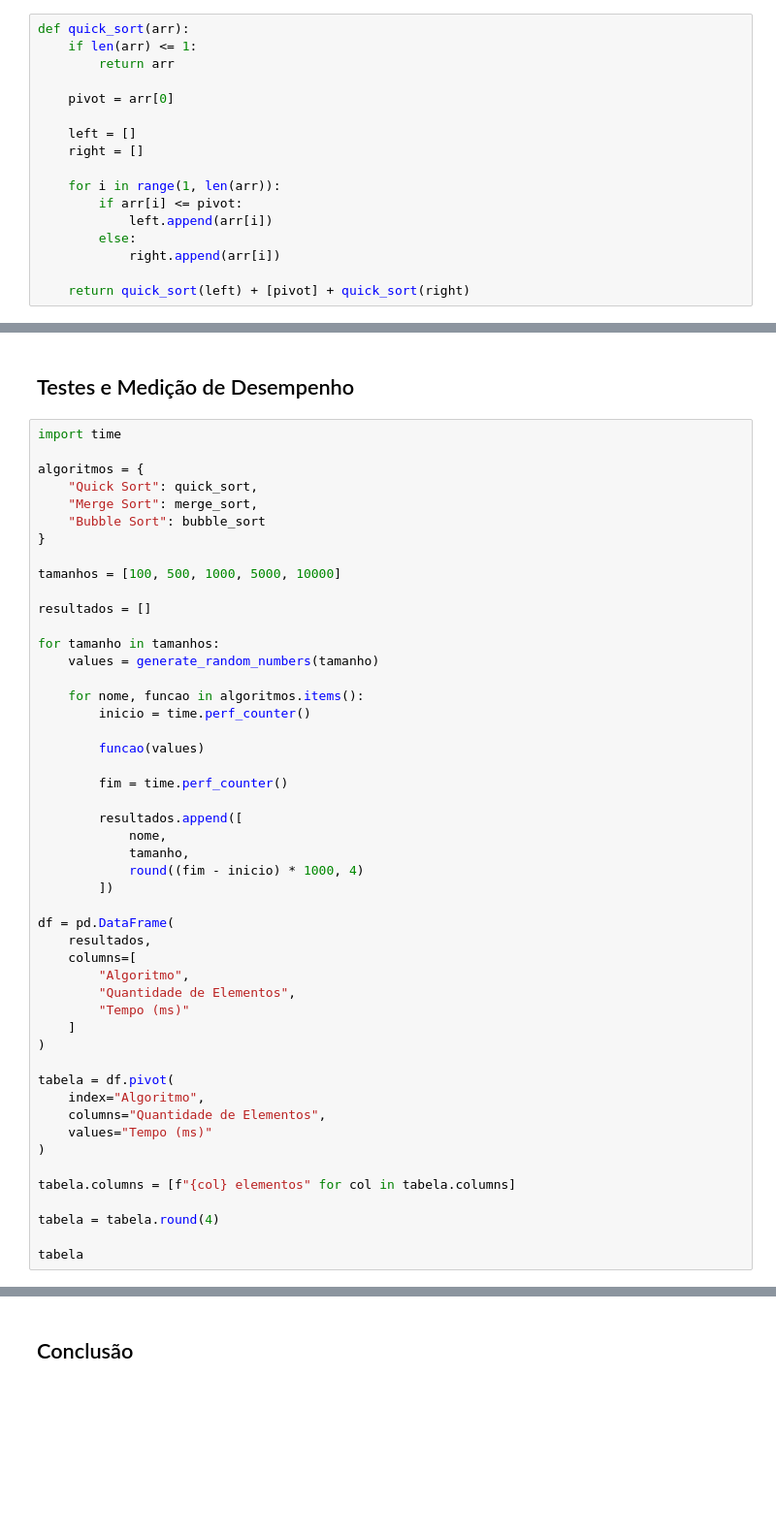
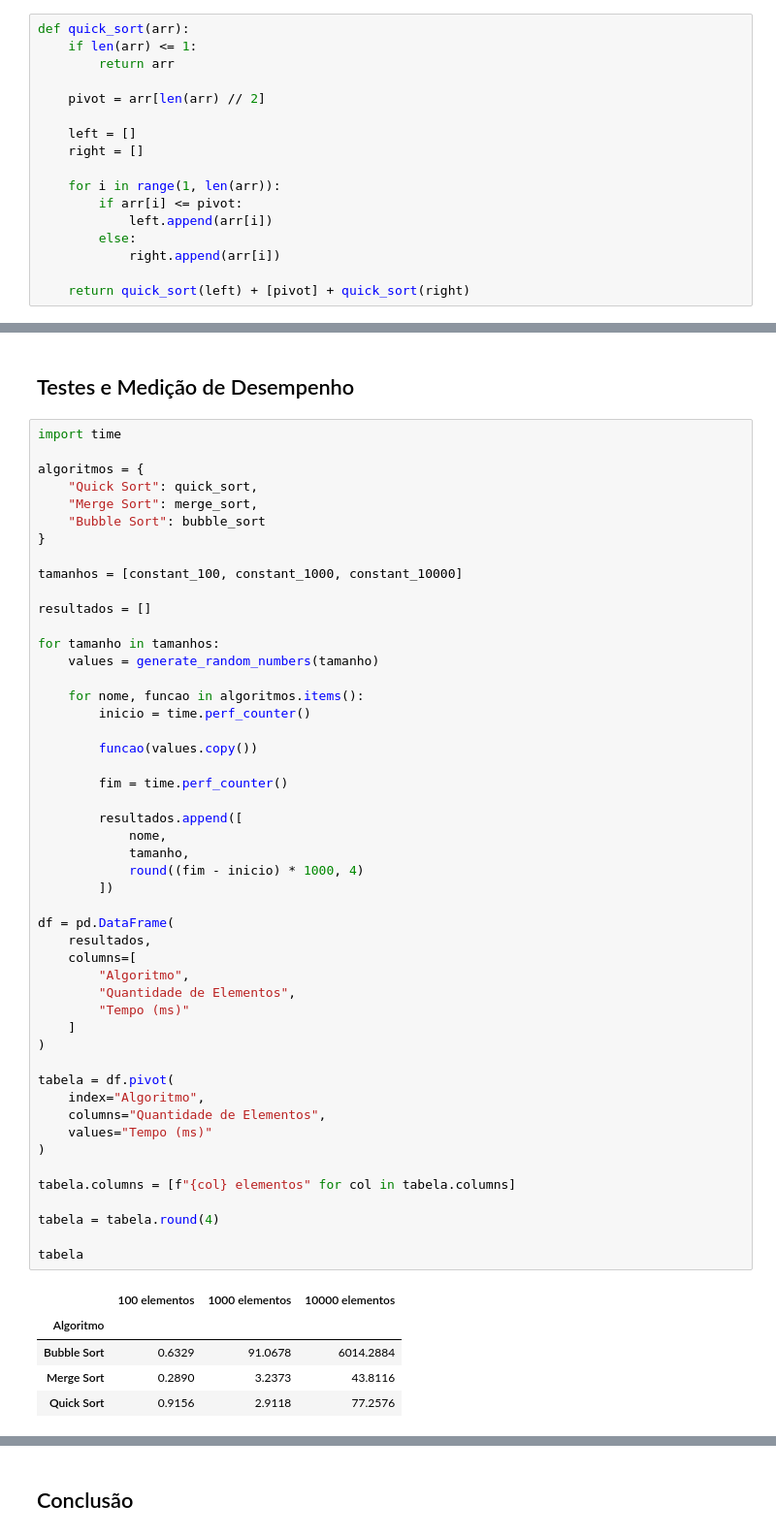
Before and after one commit to LuisFernandoPBPereira/SortAlgorithmsAnalysis_Python, a Jupyter notebook: main.ipynb, the cells around one changed output, grey strips where cells are left out. Shown at 97% size. Saved outputs shown, nothing was run; the diff lists cells and outputs as text; blank space fills up the shorter version.

Commit message:
feat: aprimora implementação e análise dos algoritmos

```diff
--- a/main.ipynb
+++ b/main.ipynb
@@ -23,7 +23,7 @@ def quick_sort(arr):
     if len(arr) <= 1:
         return arr
 
-    pivot = arr[0]
+    pivot = arr[len(arr) // 2]
 
     left = []
     right = []
@@ -168,7 +189,7 @@ algoritmos = {
     "Bubble Sort": bubble_sort
 }
 
-tamanhos = [100, 500, 1000, 5000, 10000]
+tamanhos = [constant_100, constant_1000, constant_10000]
 
 resultados = []
 
@@ -178,36 +199,42 @@ for tamanho in tamanhos:
     for nome, funcao in algoritmos.items():
         inicio = time.perf_counter()
 
-        funcao(values)
+        funcao(values.copy())
 
         fim = time.perf_counter()
 
         resultados.append([
             nome,
             tamanho,
             round((fim - inicio) * 1000, 4)
         ])
 
 df = pd.DataFrame(
     resultados,
     columns=[
         "Algoritmo",
         "Quantidade de Elementos",
         "Tempo (ms)"
     ]
 )
 
 tabela = df.pivot(
     index="Algoritmo",
     columns="Quantidade de Elementos",
     values="Tempo (ms)"
 )
 
 tabela.columns = [f"{col} elementos" for col in tabela.columns]
 
 tabela = tabela.round(4)
 
 tabela
+# %% [output]
+|  | 100 elementos | 1000 elementos | 10000 elementos |
+| Algoritmo |  |  |  |
+| Bubble Sort | 0.6329 | 91.0678 | 6014.2884 |
+| Merge Sort | 0.2890 | 3.2373 | 43.8116 |
+| Quick Sort | 0.9156 | 2.9118 | 77.2576 |
 # %%
 import matplotlib.pyplot as plt
 
```
Also changed, not shown: parts of 8 cells of this notebook.
